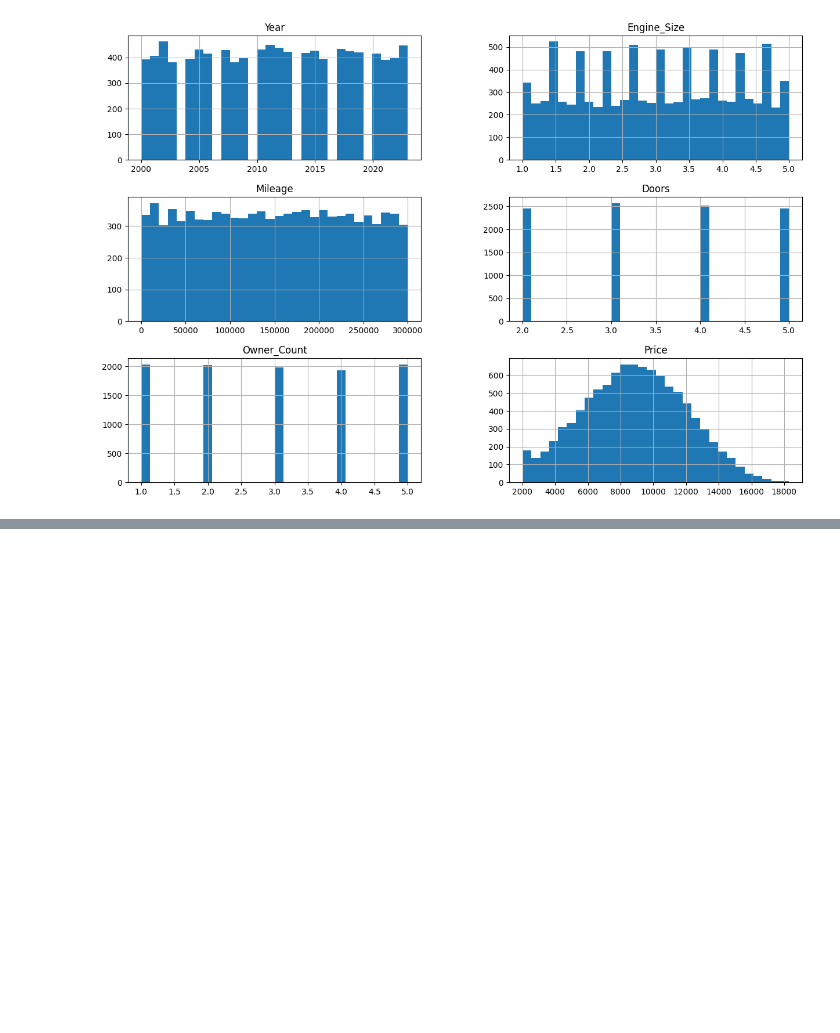
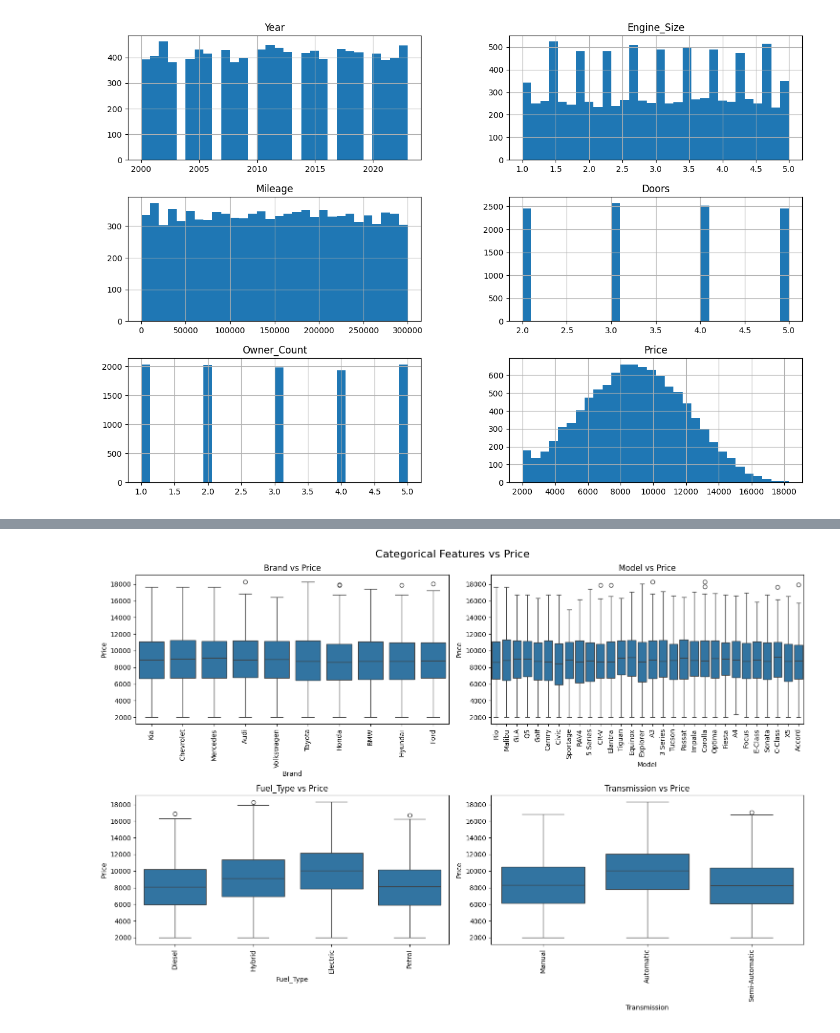
Before and after one commit to joedemcher/bank-marketing, a Jupyter notebook: Car Pricing Prediction.ipynb, the cells around one changed output, grey strips where cells are left out. Saved outputs shown, nothing was run; the diff lists cells and outputs as text; code cells hidden in the pictures; blank space fills up the shorter version.

```diff
--- a/Car Pricing Prediction.ipynb
+++ b/Car Pricing Prediction.ipynb
@@ -68,0 +93,15 @@ plt.show
+# %%
+fig, axes = plt.subplots(nrows=2, ncols=2, figsize=(15, 10))
+fig.suptitle('Categorical Features vs Price', fontsize=16)
+
+for i, feature in enumerate(categorical_features):
+    row = i // 2
+    col = i % 2
+    sns.boxplot(x=feature, y='Price', data=df, ax=axes[row, col])
+    axes[row, col].set_title(f'{feature} vs Price')
+    axes[row, col].tick_params(axis='x', rotation=90)
+
+plt.tight_layout()
+plt.show()
+# %% [output]
+[figure, added]
```
Also changed, not shown: parts of 6 cells of this notebook.
